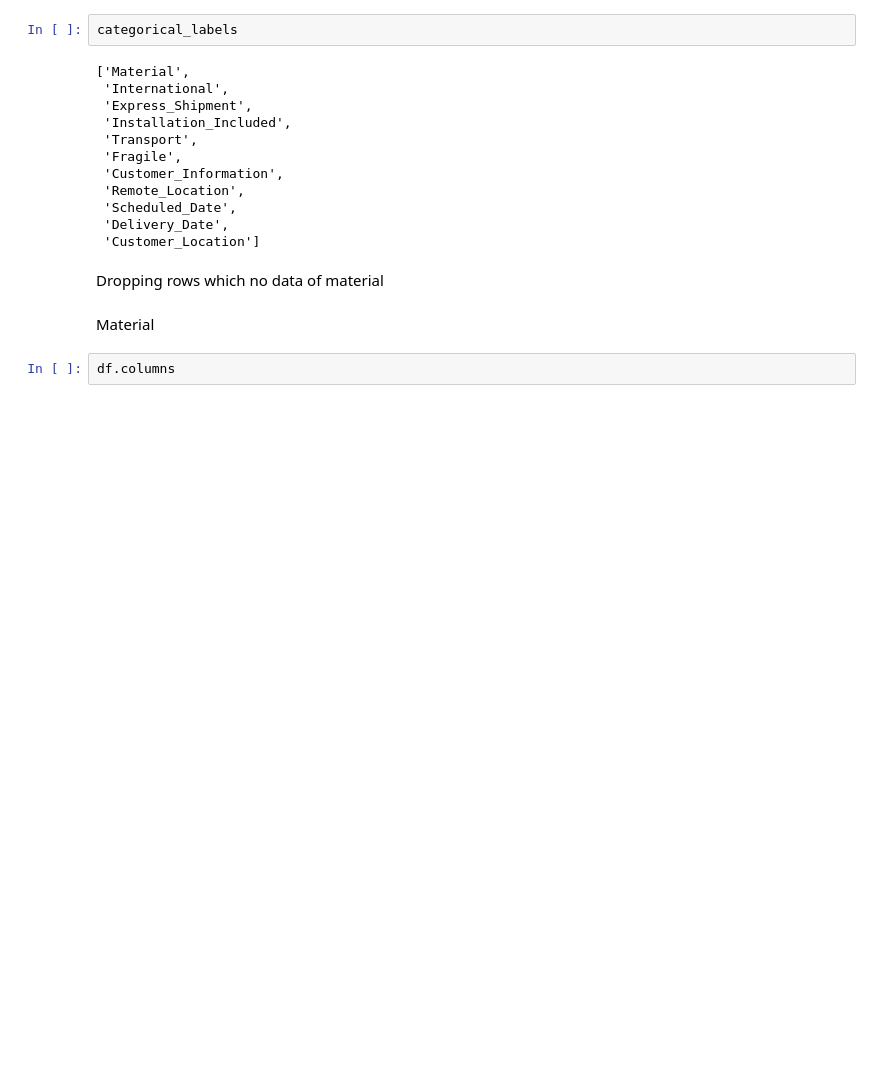
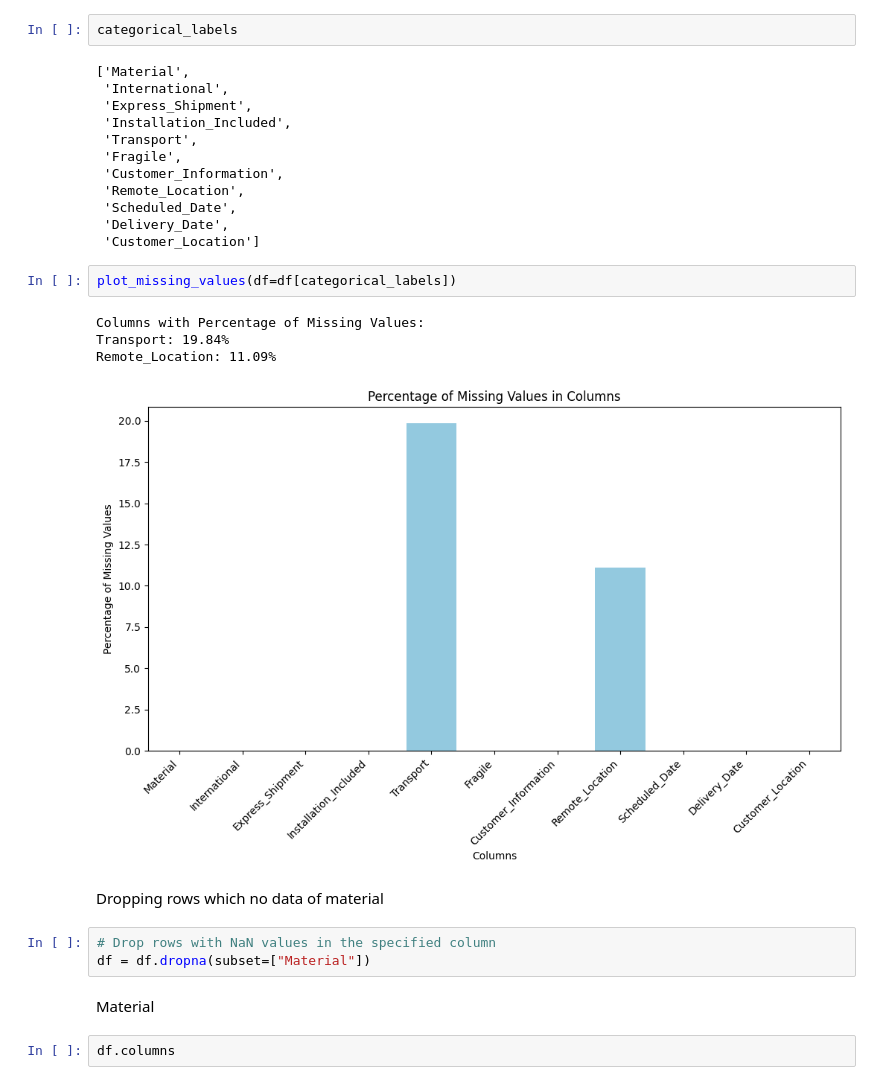
Before and after one commit to Hitesh-Nimbalkar/ML_Project, a Jupyter notebook: Notebook/EDA_new.ipynb, the cells around one changed output. Drawn from its saved outputs; the diff is of its cells as text; blank space fills up the shorter version.

```diff
--- a/Notebook/EDA_new.ipynb
+++ b/Notebook/EDA_new.ipynb
@@ -592,8 +555,18 @@ categorical_labels
  'Scheduled_Date',
  'Delivery_Date',
  'Customer_Location']
+# %%
+plot_missing_values(df=df[categorical_labels])
+# %% [output]
+Columns with Percentage of Missing Values:
+Transport: 19.84%
+Remote_Location: 11.09%
+[figure, added]
 # %% [markdown]
 Dropping rows which no data of material
+# %%
+# Drop rows with NaN values in the specified column
+df = df.dropna(subset=["Material"])
 # %% [markdown]
 Material
 # %%
```
Also changed, not shown: parts of 60 cells of this notebook, 3 other files.
